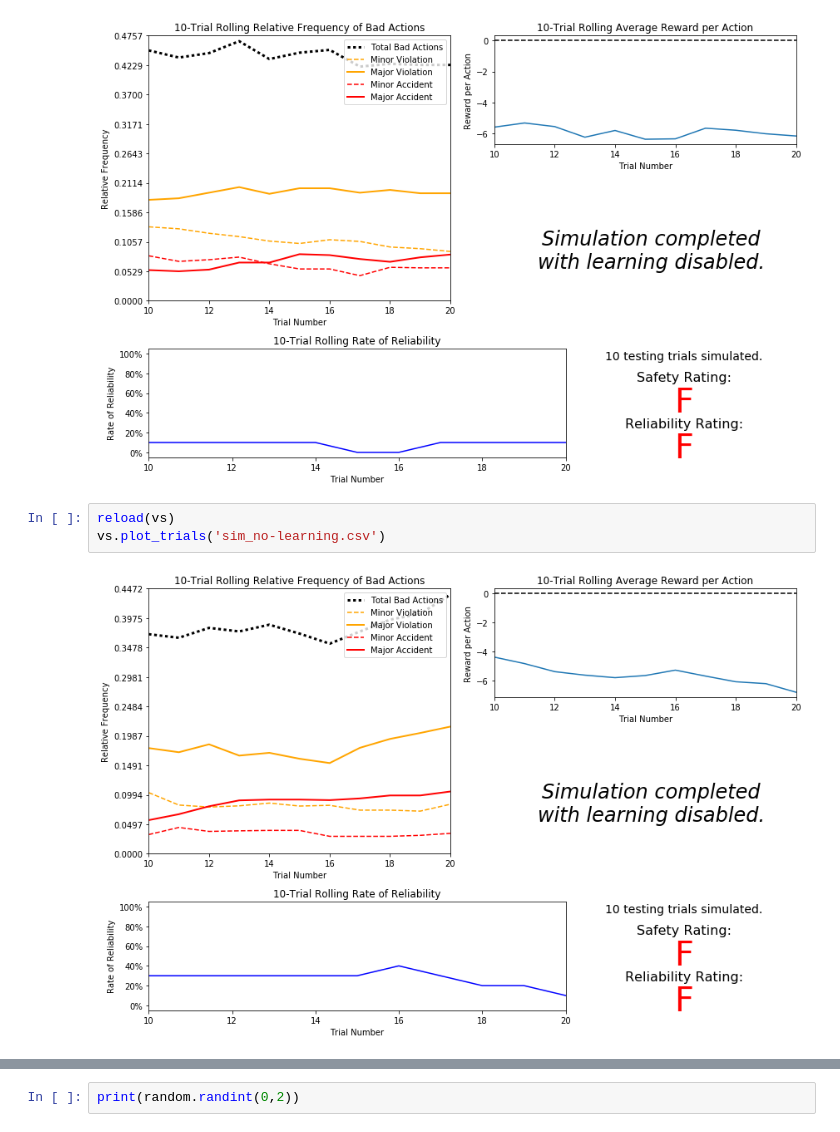
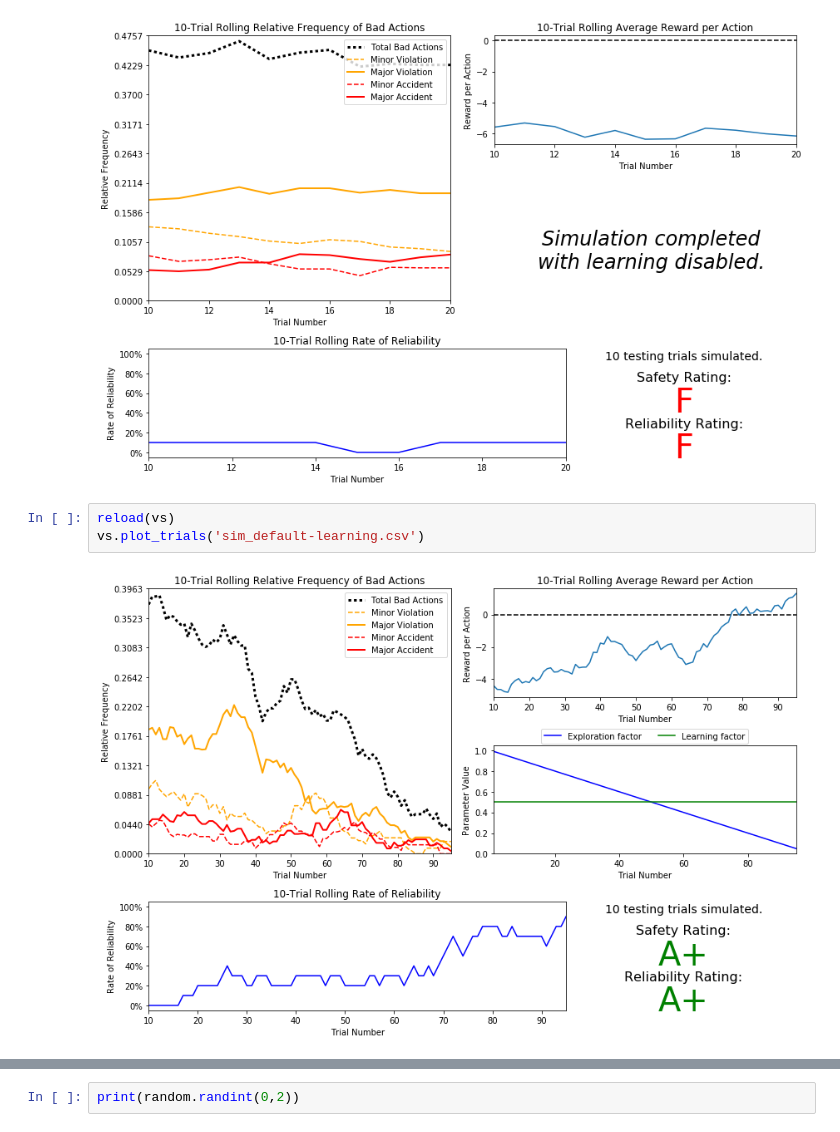
Before and after one commit to yifanxie/Udacity_MLND, a Jupyter notebook: projects/smartcab/Running.ipynb, the cells around one changed output, grey strips where cells are left out. Saved outputs shown, nothing was run; the diff lists cells and outputs as text.

```diff
--- a/projects/smartcab/Running.ipynb
+++ b/projects/smartcab/Running.ipynb
@@ -40,6 +110,6 @@ vs.plot_trials('sim_no-learning.csv')
 [figure]
 # %%
 reload(vs)
-vs.plot_trials('sim_no-learning.csv')
+vs.plot_trials('sim_default-learning.csv')
 # %% [output]
-[figure, old version]
+[figure, new version]
```
Also changed, not shown: parts of 12 cells of this notebook, 7 other files.
